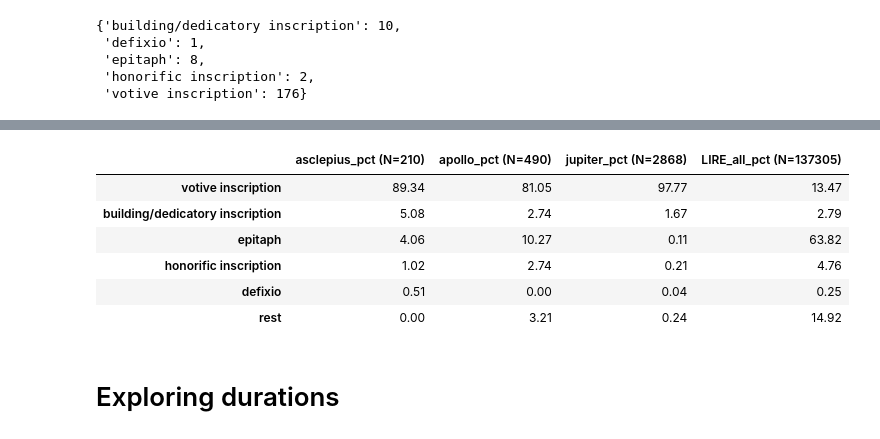
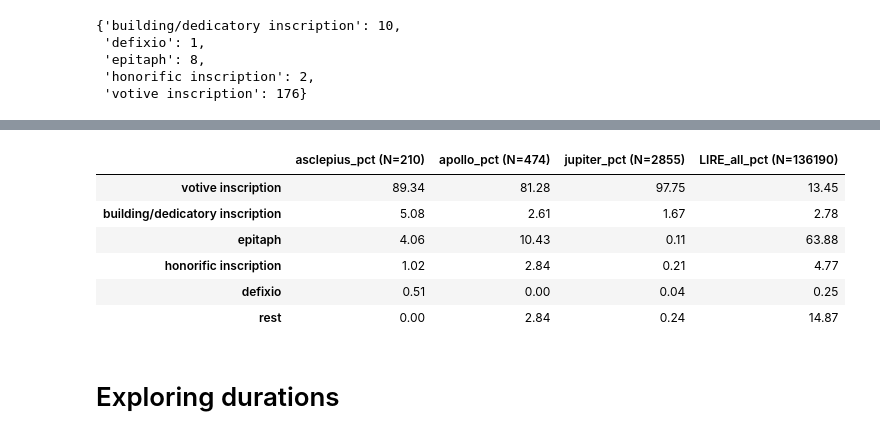
Before and after one commit to sdam-au/ASCNET, a Jupyter notebook: scripts/2_temporal.ipynb, the cells around one changed output, grey strips where cells are left out. Cells and saved outputs as stored; diff of their text form; code cells hidden in the pictures.

```diff
--- a/scripts/2_temporal.ipynb
+++ b/scripts/2_temporal.ipynb
@@ -177,13 +171,12 @@ Index(['asclepius (N=210)', 'apollo (N=490)', 'jupiter (N=2868)',
       dtype='object')
 # %%
-df = deities_inscr_types_reduced_df[['asclepius_pct (N=210)', 'apollo_pct (N=490)',
-       'jupiter_pct (N=2868)', 'LIRE_all_pct (N=137305)']]
+df = deities_inscr_types_reduced_df[['asclepius_pct (N=210)', 'apollo_pct (N=474)', 'jupiter_pct (N=2855)', 'LIRE_all_pct (N=136190)']]
 df
 # %% [output]
-|  | asclepius_pct (N=210) | apollo_pct (N=490) | jupiter_pct (N=2868) | LIRE_all_pct (N=137305) |
-| votive inscription | 89.34 | 81.05 | 97.77 | 13.47 |
-| building/dedicatory inscription | 5.08 | 2.74 | 1.67 | 2.79 |
-| epitaph | 4.06 | 10.27 | 0.11 | 63.82 |
-| honorific inscription | 1.02 | 2.74 | 0.21 | 4.76 |
+|  | asclepius_pct (N=210) | apollo_pct (N=474) | jupiter_pct (N=2855) | LIRE_all_pct (N=136190) |
+| votive inscription | 89.34 | 81.28 | 97.75 | 13.45 |
+| building/dedicatory inscription | 5.08 | 2.61 | 1.67 | 2.78 |
+| epitaph | 4.06 | 10.43 | 0.11 | 63.88 |
+| honorific inscription | 1.02 | 2.84 | 0.21 | 4.77 |
 | defixio | 0.51 | 0.00 | 0.04 | 0.25 |
-| rest | 0.00 | 3.21 | 0.24 | 14.92 |
+| rest | 0.00 | 2.84 | 0.24 | 14.87 |
```
Also changed, not shown: parts of 13 cells of this notebook, 7 other files.
